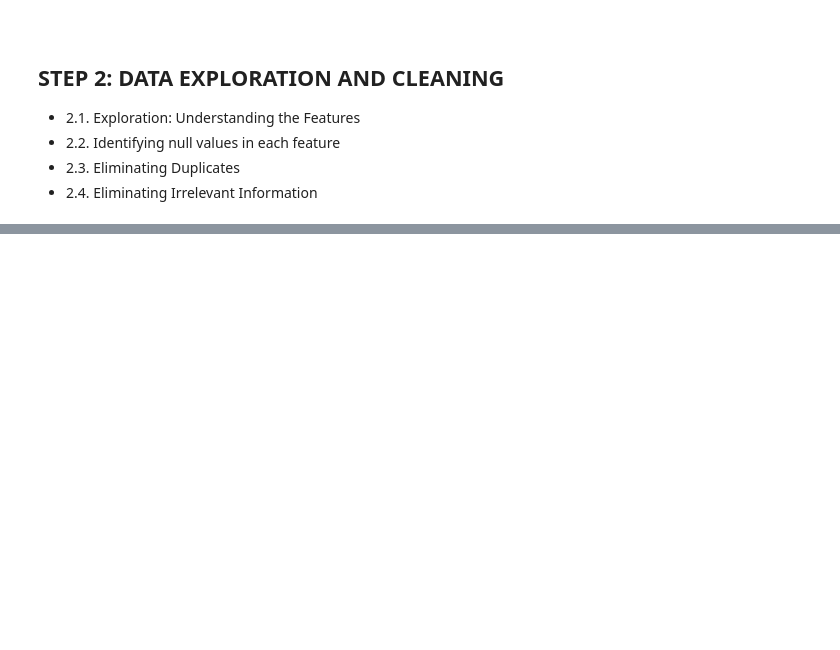
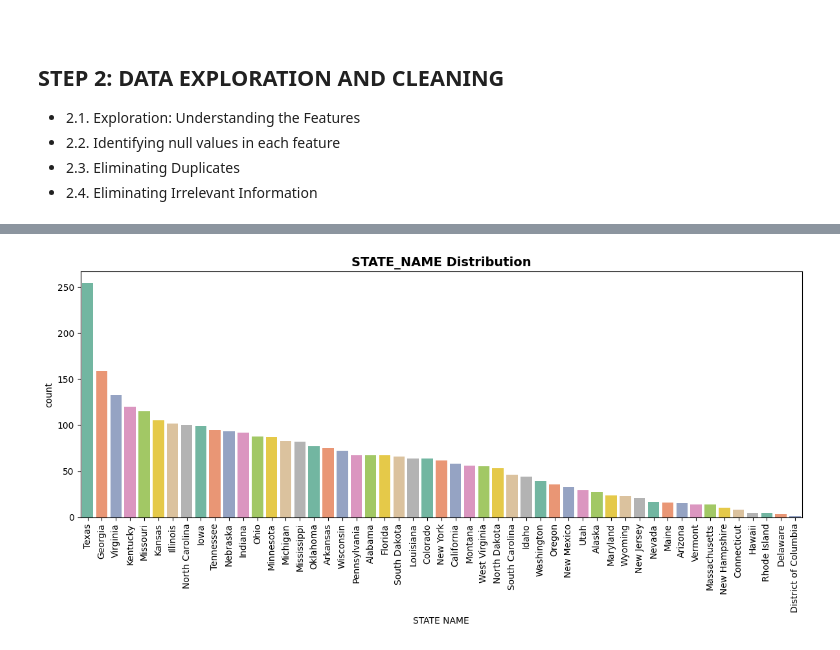
Before and after one commit to jenuzho/DEMOGRAPHIC-HEALTH-regularized-lineal-regression, a Jupyter notebook: src/explore.ipynb, the cells around one changed output, grey strips where cells are left out. Saved outputs shown, nothing was run; the diff lists cells and outputs as text; code cells hidden in the pictures; blank space fills up the shorter version.

```diff
--- a/src/explore.ipynb
+++ b/src/explore.ipynb
@@ -234,0 +543,15 @@ df.to_csv("../data/raw/medical_insurance_data.csv", index=False)
+# %%
+# Create a separate figure for STATE_NAME with increased width
+plt.figure(figsize=(12, 6))
+
+# Plot for 'STATE_NAME' with a color palette
+sns.countplot(x='STATE_NAME', data=df_categorical, order=df_categorical['STATE_NAME'].value_counts().index,
+             palette="Set2")  # Use the same color palette for consistency
+plt.xticks(rotation=90)  # Rotate x-axis labels for readability
+plt.title("STATE_NAME Distribution", fontsize=14, fontweight='bold')
+plt.xlabel("STATE NAME")  # Add x-axis label
+
+plt.tight_layout()
+plt.show()
+# %% [output]
+[figure, added]
```
Also changed, not shown: parts of 27 cells of this notebook.
